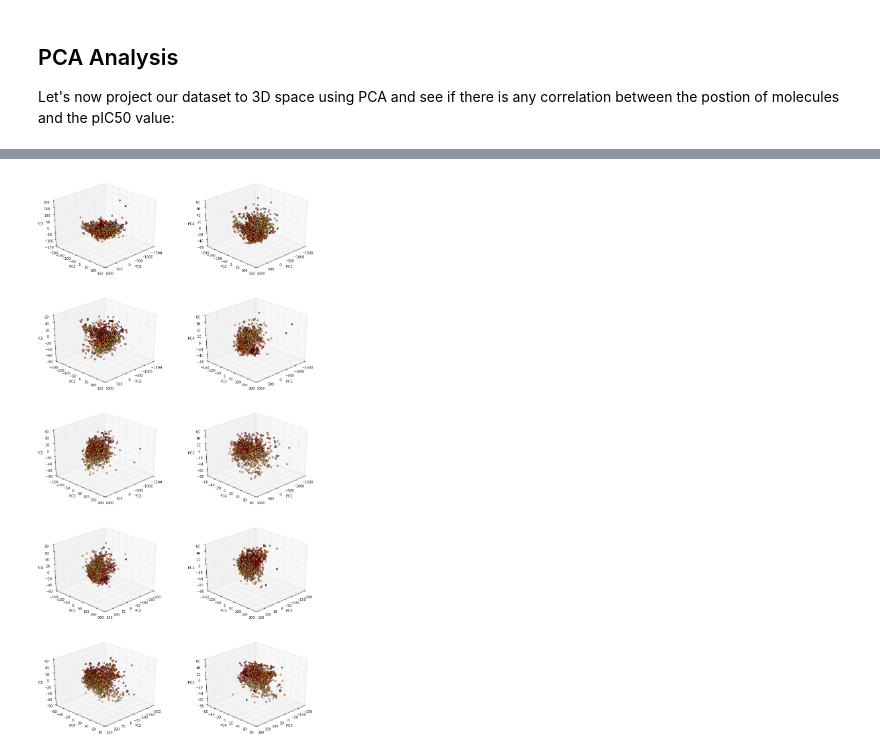
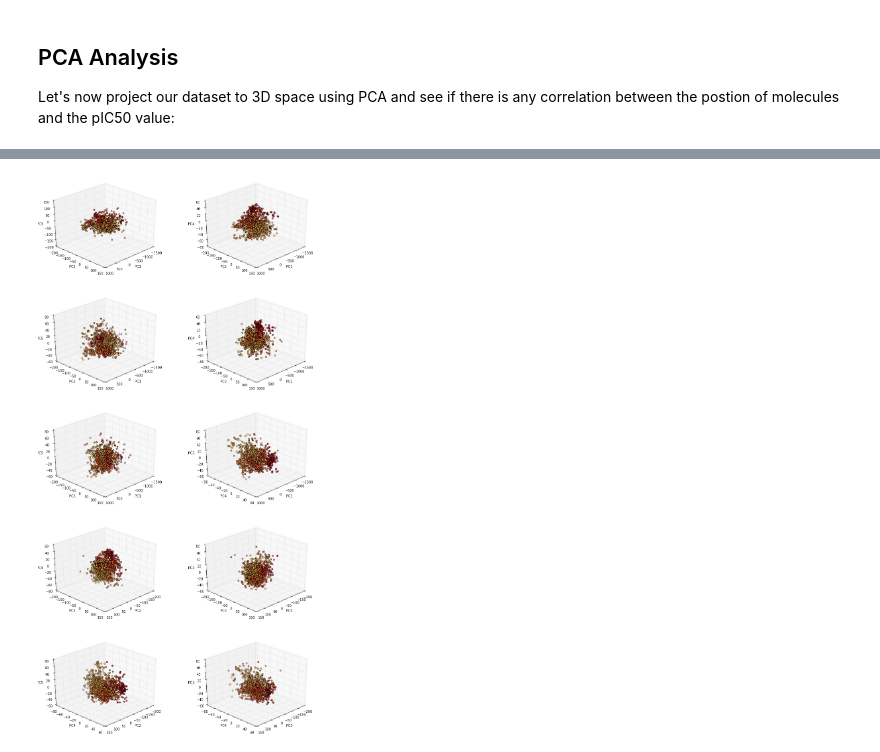
Before and after one commit to martin-sicho/MI_ADM, a Jupyter notebook: learn.ipynb, the cells around one changed output, grey strips where cells are left out. Drawn from its saved outputs; the diff is of its cells as text; code cells hidden in the pictures.

Commit message:
in SVR, make the training/testing set split before feature selection

```diff
--- a/learn.ipynb
+++ b/learn.ipynb
@@ -144,10 +165,10 @@ from sklearn.feature_selection import VarianceThreshold
 
 # find the names of the columns with zero variance
 var_sel = VarianceThreshold()
-var_sel.fit(data.iloc[:,1:])
-removed_descriptors = get_removed_feats(data, var_sel)
+var_sel.fit(data_train.iloc[:,1:])
+removed_descriptors = get_removed_feats(data_train, var_sel)
 
 # update the data frame
-update_data(data, removed_descriptors)
-data.head(10)
+data_train = update_data(data_train, removed_descriptors)
+data_test = update_data(data_test, removed_descriptors)
 # %% [output]
@@ -186,7 +195,8 @@ def find_correlated(data):
 
     return removed_descs
 
-update_data(data, find_correlated(data))
+removed_corr = find_correlated(data_train)
+data_train = update_data(data_train, removed_corr)
+data_test = update_data(data_test, removed_corr)
 pickle.dump(correlated_descs, open('correlated_descs_svr.pickle', 'bw'))
-data.head(10)
 # %% [output]
@@ -216,10 +214,10 @@ from sklearn.feature_selection import f_regression
 # keep only the descriptors that show significant
 # correlation with the target variable (pIC50)
 regre_sele = SelectPercentile(f_regression, percentile=50)
-regre_sele.fit(data.iloc[:,1:], data.ic50)
-removed_descriptors = get_removed_feats(data, regre_sele)
+regre_sele.fit(data_train.iloc[:,1:], data_train.ic50)
+removed_descriptors = get_removed_feats(data_train, regre_sele)
 
 # update the data frame
-update_data(data, removed_descriptors)
-data.head(10)
+data_train = update_data(data_train, removed_descriptors)
+data_test = update_data(data_test, removed_descriptors)
 # %% [output]
@@ -404,8 +377,16 @@ Let's now project our dataset to 3D space using PCA and see if there is any corr
 from sklearn import decomposition
 
 n_components = 5
+all_data = data.loc[:,data_train.columns]
+ic50s =  all_data['ic50']
+del all_data['ic50']
+print(all_data.shape)
 
 pca = decomposition.PCA(n_components=n_components)
-pca.fit(data.iloc[:,1:])
-pca_result = pca.transform(data.iloc[:,1:])
+pca.fit(all_data)
+pca_result = pca.transform(all_data)
 eigen_values = pca.explained_variance_ratio_
+
+plt.rcParams["figure.figsize"] = [5, 5]
+plt.bar(range(pca_result.shape[1]), eigen_values)
+plt.show()
@@ -418,27 +396,27 @@ plt.show()
 # %%
 from mpl_toolkits.mplot3d import Axes3D
 from itertools import combinations
 
 combos = list(combinations(range(n_components), 3))
 
 plt.rcParams["figure.figsize"] = [15, 30]
 fig = plt.figure(len(combos) / 2)
 
 for idx, combo in enumerate(combos):
     ax = fig.add_subplot(len(combos) / 2, 2, idx + 1, projection='3d')
     ax.scatter(
         pca_result[:,combo[0]]
         , pca_result[:,combo[1]]
         , pca_result[:,combo[2]]
-        , c=data.ic50
+        , c=ic50s
         , s=20
         , cmap='YlOrRd' # red are the compounds with higher values of pIC50
     )
     ax.view_init(elev=30, azim=45)
     ax.set_xlabel('PC%s' % (combo[0] + 1))
     ax.set_ylabel('PC%s' % (combo[1] + 1))
     ax.set_zlabel('PC%s' % (combo[2] + 1))
 
 plt.show()
 # %% [output]
-[figure, old version]
+[figure, new version]
```
Also changed, not shown: parts of 16 cells of this notebook, 1 other file.
